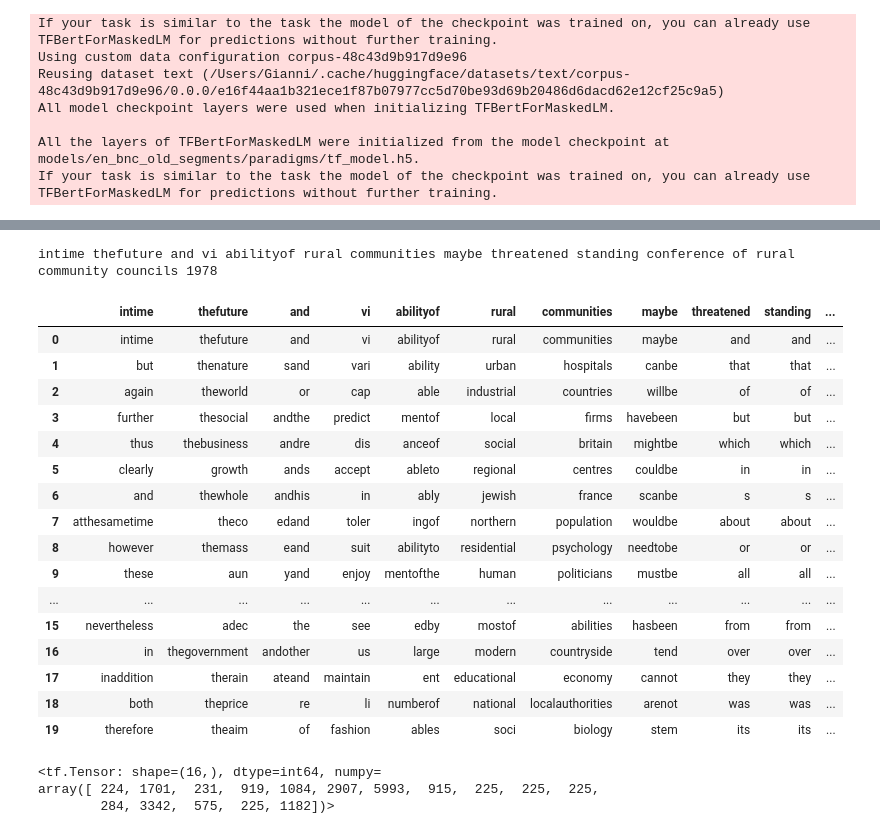
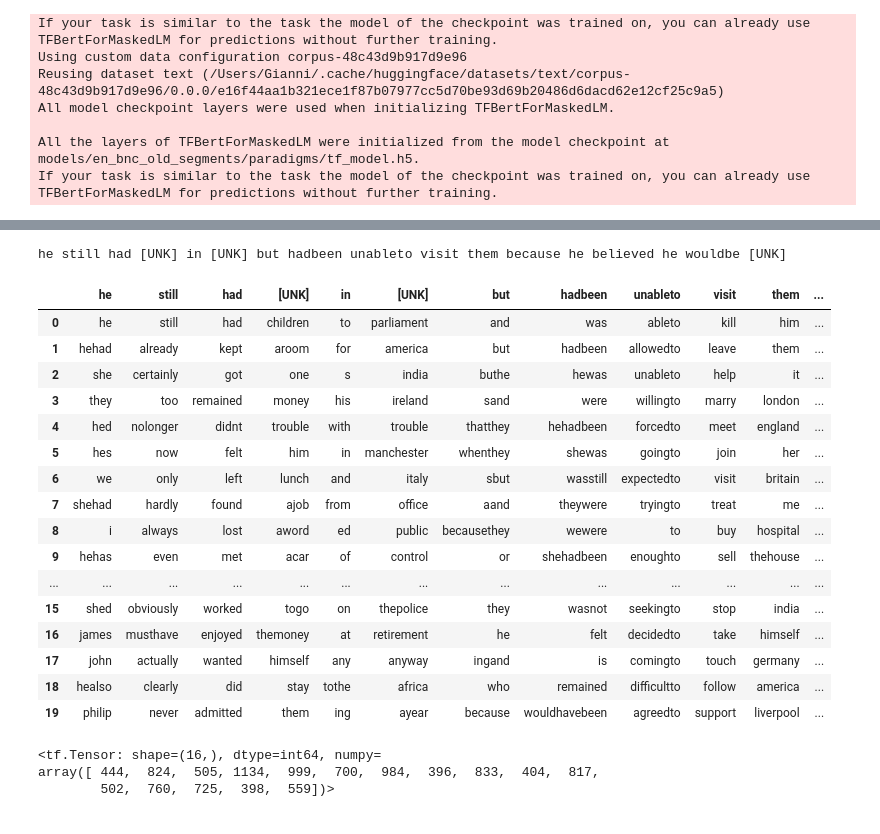
Before and after one commit to Gianni-G/semiolog, a Jupyter notebook: hf_bert.ipynb, the cells around one changed output, grey strips where cells are left out. Cells and saved outputs as stored; diff of their text form; code cells hidden in the pictures.

```diff
--- a/hf_bert.ipynb
+++ b/hf_bert.ipynb
@@ -18,5 +20,7 @@ import tensorflow as tf
 # %%
-sent = semiotic.corpus.train["text"][10]
+sent = semiotic.corpus.train["text"][100]
 # sent = "Whenever it is possible bring your own lunch to the office"
-sent
+sent_tokenized = semiotic.syntagmatic.bert_tokenizer.decode(semiotic.syntagmatic.bert_tokenizer(sent)["input_ids"])
+print(sent)
+print(sent_tokenized)
 # %% [output]
@@ -54,4 +43,4 @@ array([[-11.827877 ,  -6.459899 , -11.9156275, ...,  -4.435776 ,
 # %%
-input = semiotic.paradigmatic.bert_tokenizer(sent)
-outputs = semiotic.paradigmatic.model(input["input_ids"])
-parad_logits = outputs.logits[0]
+# input = semiotic.paradigmatic.bert_tokenizer(sent)
+# outputs = semiotic.paradigmatic.model(input["input_ids"])
+# parad_logits = outputs.logits[0]
@@ -83,37 +51,39 @@ _________________________________________________________________
 # %%
 logits_positif = tf.nn.relu(parad_logits)
 probs, norms = tf.linalg.normalize(logits_positif, ord=1, axis=1)
 
 # Maybe its cheaper to compute top k for k = non_zero, which would differ from row to row, and hence not yeld a tensor. To be tested.
 
 non_zeroes = tf.math.count_nonzero(probs,axis=1)
 max_non_zeroes = max(non_zeroes).numpy()
 
 parad_data = tf.math.top_k(probs, k = max_non_zeroes, sorted=True)
 parad_tokens = [semiotic.syntagmatic.tokenizer.decode(parad.numpy()[:parad_len]).split() for parad, parad_len in zip(parad_data.indices, non_zeroes)]
 
 # parad_tokens = [semiotic.paradigmatic.hf_tokenizer.decode(parad.numpy()[:parad_len]).split() for parad, parad_len in zip(parad_data.indices, non_zeroes)]
-print(sent)
-slg.util.df([p[:20] for p in parad_tokens], keys = sent.split())
+
+sent_tokenized = semiotic.syntagmatic.bert_tokenizer.decode(semiotic.syntagmatic.bert_tokenizer(sent)["input_ids"])
+print(sent_tokenized)
+slg.util.df([p[:20] for p in parad_tokens], keys = sent_tokenized.split())
 # %% [output]
-intime thefuture and vi abilityof rural communities maybe threatened standing conference of rural community councils 1978
+he still had [UNK] in [UNK] but hadbeen unableto visit them because he believed he wouldbe [UNK]
-|  | intime | thefuture | and | vi | abilityof | rural | communities | maybe | threatened | standing | ... |
-| 0 | intime | thefuture | and | vi | abilityof | rural | communities | maybe | and | and | ... |
-| 1 | but | thenature | sand | vari | ability | urban | hospitals | canbe | that | that | ... |
-| 2 | again | theworld | or | cap | able | industrial | countries | willbe | of | of | ... |
-| 3 | further | thesocial | andthe | predict | mentof | local | firms | havebeen | but | but | ... |
-| 4 | thus | thebusiness | andre | dis | anceof | social | britain | mightbe | which | which | ... |
-| 5 | clearly | growth | ands | accept | ableto | regional | centres | couldbe | in | in | ... |
-| 6 | and | thewhole | andhis | in | ably | jewish | france | scanbe | s | s | ... |
-| 7 | atthesametime | theco | edand | toler | ingof | northern | population | wouldbe | about | about | ... |
-| 8 | however | themass | eand | suit | abilityto | residential | psychology | needtobe | or | or | ... |
-| 9 | these | aun | yand | enjoy | mentofthe | human | politicians | mustbe | all | all | ... |
-| ... | ... | ... | ... | ... | ... | ... | ... | ... | ... | ... | ... |
-| 15 | nevertheless | adec | the | see | edby | mostof | abilities | hasbeen | from | from | ... |
-| 16 | in | thegovernment | andother | us | large | modern | countryside | tend | over | over | ... |
-| 17 | inaddition | therain | ateand | maintain | ent | educational | economy | cannot | they | they | ... |
-| 18 | both | theprice | re | li | numberof | national | localauthorities | arenot | was | was | ... |
-| 19 | therefore | theaim | of | fashion | ables | soci | biology | stem | its | its | ... |
+|  | he | still | had | [UNK] | in | [UNK] | but | hadbeen | unableto | visit | them | ... |
+| 0 | he | still | had | children | to | parliament | and | was | ableto | kill | him | ... |
+| 1 | hehad | already | kept | aroom | for | america | but | hadbeen | allowedto | leave | them | ... |
+| 2 | she | certainly | got | one | s | india | buthe | hewas | unableto | help | it | ... |
+| 3 | they | too | remained | money | his | ireland | sand | were | willingto | marry | london | ... |
+| 4 | hed | nolonger | didnt | trouble | with | trouble | thatthey | hehadbeen | forcedto | meet | england | ... |
+| 5 | hes | now | felt | him | in | manchester | whenthey | shewas | goingto | join | her | ... |
+| 6 | we | only | left | lunch | and | italy | sbut | wasstill | expectedto | visit | britain | ... |
+| 7 | shehad | hardly | found | ajob | from | office | aand | theywere | tryingto | treat | me | ... |
+| 8 | i | always | lost | aword | ed | public | becausethey | wewere | to | buy | hospital | ... |
+| 9 | hehas | even | met | acar | of | control | or | shehadbeen | enoughto | sell | thehouse | ... |
+| ... | ... | ... | ... | ... | ... | ... | ... | ... | ... | ... | ... | ... |
+| 15 | shed | obviously | worked | togo | on | thepolice | they | wasnot | seekingto | stop | india | ... |
+| 16 | james | musthave | enjoyed | themoney | at | retirement | he | felt | decidedto | take | himself | ... |
+| 17 | john | actually | wanted | himself | any | anyway | ingand | is | comingto | touch | germany | ... |
+| 18 | healso | clearly | did | stay | tothe | africa | who | remained | difficultto | follow | america | ... |
+| 19 | philip | never | admitted | them | ing | ayear | because | wouldhavebeen | agreedto | support | liverpool | ... |
 # %%
 max_parad = 100 # max_non_zeroes
 slg.util.plot_scatter_line(list(range(max_parad)),parad_data.values[0],sent.split()[0], add_trace=[(list(range(max_parad)), v, t) for v, t in zip(parad_data.values[1:],sent.split()[1:])])
@@ -121,5 +91,5 @@ slg.util.plot_scatter_line(list(range(max_parad)),parad_data.values[0],sent.spli
 non_zeroes
 # %% [output]
 <tf.Tensor: shape=(16,), dtype=int64, numpy=
-array([ 224, 1701,  231,  919, 1084, 2907, 5993,  915,  225,  225,  225,
-        284, 3342,  575,  225, 1182])>
+array([ 444,  824,  505, 1134,  999,  700,  984,  396,  833,  404,  817,
+        502,  760,  725,  398,  559])>
```
Also changed, not shown: parts of 7 cells of this notebook, 1 other file.
